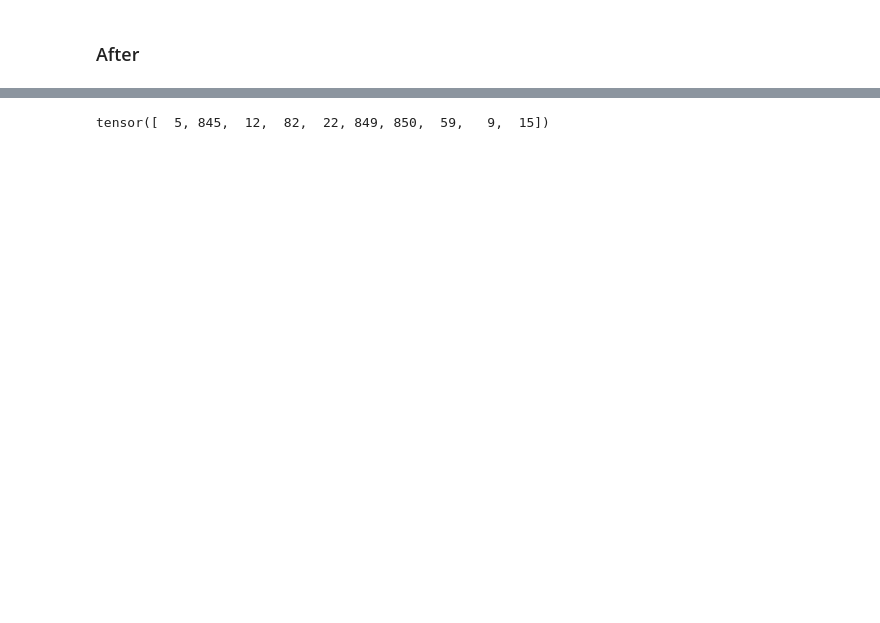
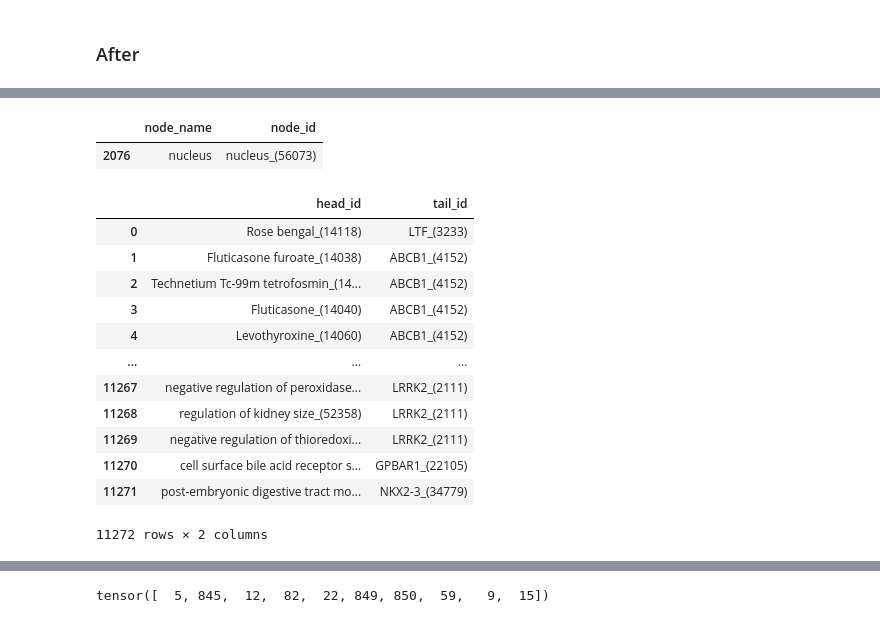
Before and after one commit to VirtualPatientEngine/AIAgents4Pharma, a Jupyter notebook: docs/notebooks/talk2knowledgegraphs/profiling_cudf.ipynb, the cells around one changed output, grey strips where cells are left out. Saved outputs shown, nothing was run; the diff lists cells and outputs as text; code cells hidden in the pictures; blank space fills up the shorter version.

```diff
--- a/docs/notebooks/talk2knowledgegraphs/profiling_cudf.ipynb
+++ b/docs/notebooks/talk2knowledgegraphs/profiling_cudf.ipynb
@@ -259,0 +408,21 @@ tensor([0., 0., 0.,  ..., 0., 0., 0.])
+# %%
+graph_nodes[graph_nodes.node_id.isin(["nucleus_(56073)"])][["node_name", "node_id"]]
+# %% [output]
+|  | node_name | node_id |
+| 2076 | nucleus | nucleus_(56073) |
+# %%
+graph_edges[['head_id', 'tail_id']]
+# %% [output]
+|  | head_id | tail_id |
+| 0 | Rose bengal_(14118) | LTF_(3233) |
+| 1 | Fluticasone furoate_(14038) | ABCB1_(4152) |
+| 2 | Technetium Tc-99m tetrofosmin_(14... | ABCB1_(4152) |
+| 3 | Fluticasone_(14040) | ABCB1_(4152) |
+| 4 | Levothyroxine_(14060) | ABCB1_(4152) |
+| ... | ... | ... |
+| 11267 | negative regulation of peroxidase... | LRRK2_(2111) |
+| 11268 | regulation of kidney size_(52358) | LRRK2_(2111) |
+| 11269 | negative regulation of thioredoxi... | LRRK2_(2111) |
+| 11270 | cell surface bile acid receptor s... | GPBAR1_(22105) |
+| 11271 | post-embryonic digestive tract mo... | NKX2-3_(34779) |
+11272 rows × 2 columns
```
Also changed, not shown: parts of 70 cells of this notebook, 5 other files.
